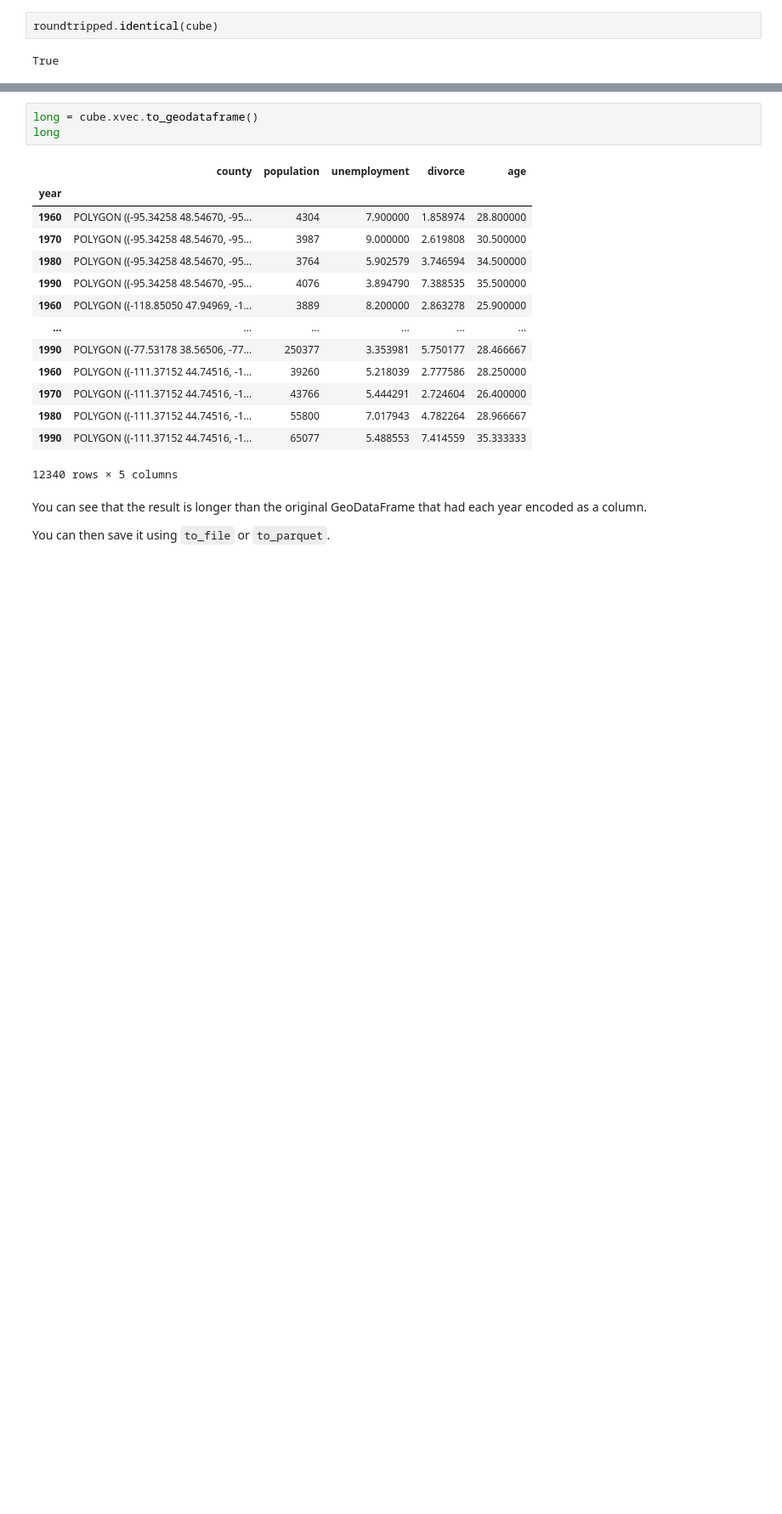
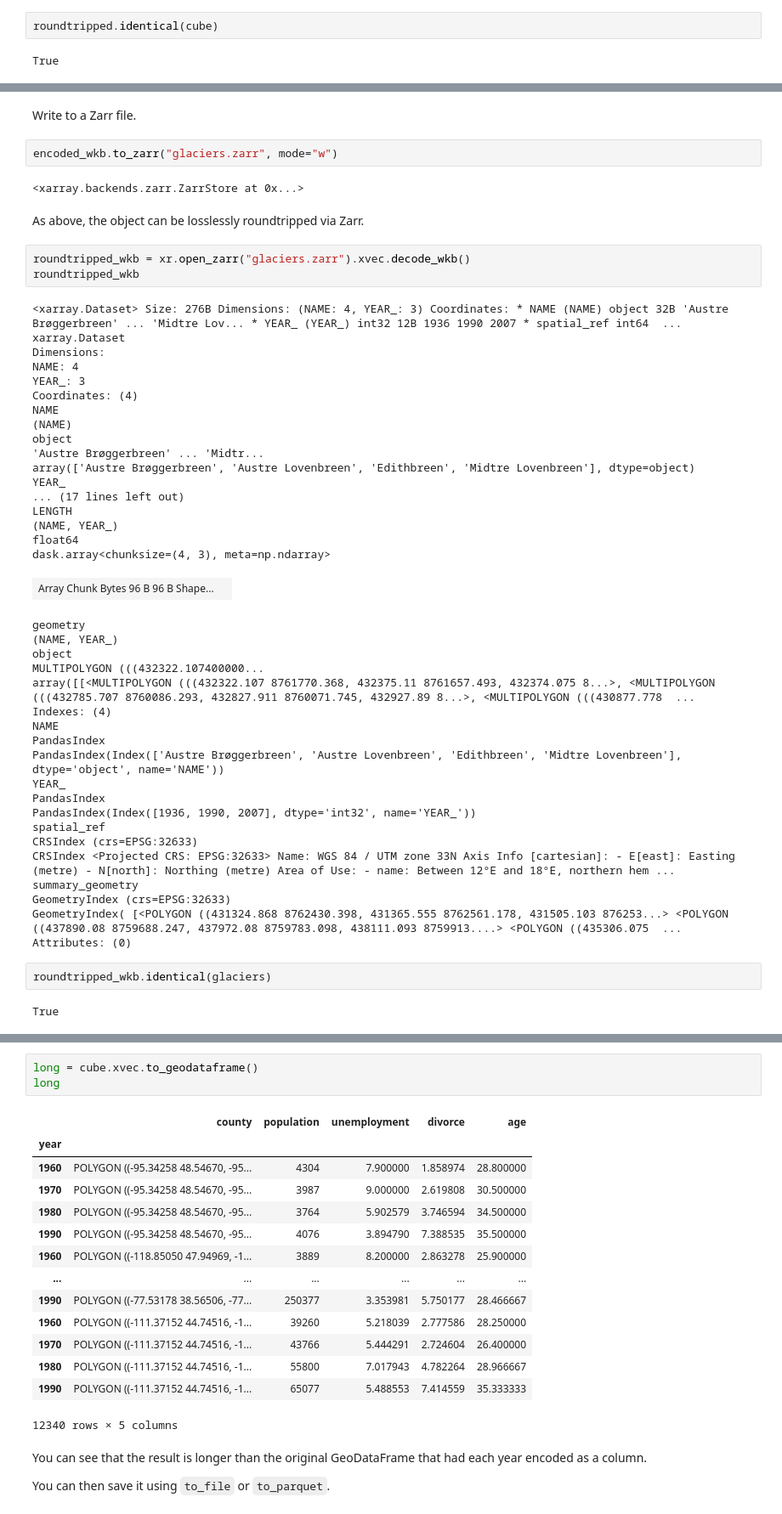
Before and after one commit to xarray-contrib/xvec, a Jupyter notebook: doc/source/io.ipynb, the cells around one changed output, grey strips where cells are left out. Shown at 85% size. Cells and saved outputs as stored; diff of their text form; blank space fills up the shorter version.

```diff
--- a/doc/source/io.ipynb
+++ b/doc/source/io.ipynb
@@ -189 +178,54 @@ Indexes:
+# %% [markdown]
+Write to a Zarr file.
+# %%
+encoded_wkb.to_zarr("glaciers.zarr", mode="w")
+# %% [output]
+<xarray.backends.zarr.ZarrStore at 0x...>
+# %% [markdown]
+As above, the object can be losslessly roundtripped via Zarr.
+# %%
+roundtripped_wkb = xr.open_zarr("glaciers.zarr").xvec.decode_wkb()
+roundtripped_wkb
+# %% [output]
+<xarray.Dataset> Size: 276B Dimensions: (NAME: 4, YEAR_: 3) Coordinates: * NAME (NAME) object 32B 'Austre Brøggerbreen' ... 'Midtre Lov... * YEAR_ (YEAR_) int32 12B 1936 1990 2007 * spatial_ref int64  ...
+xarray.Dataset
+Dimensions:
+NAME: 4
+YEAR_: 3
+Coordinates: (4)
+NAME
+(NAME)
+object
+'Austre Brøggerbreen' ... 'Midtr...
+array(['Austre Brøggerbreen', 'Austre Lovenbreen', 'Edithbreen', 'Midtre Lovenbreen'], dtype=object)
+YEAR_
+... (17 lines left out)
+LENGTH
+(NAME, YEAR_)
+float64
+dask.array<chunksize=(4, 3), meta=np.ndarray>
+| Array Chunk Bytes 96 B 96 B Shape... |  |
+geometry
+(NAME, YEAR_)
+object
+MULTIPOLYGON (((432322.107400000...
+array([[<MULTIPOLYGON (((432322.107 8761770.368, 432375.11 8761657.493, 432374.075 8...>, <MULTIPOLYGON (((432785.707 8760086.293, 432827.911 8760071.745, 432927.89 8...>, <MULTIPOLYGON (((430877.778  ...
+Indexes: (4)
+NAME
+PandasIndex
+PandasIndex(Index(['Austre Brøggerbreen', 'Austre Lovenbreen', 'Edithbreen', 'Midtre Lovenbreen'], dtype='object', name='NAME'))
+YEAR_
+PandasIndex
+PandasIndex(Index([1936, 1990, 2007], dtype='int32', name='YEAR_'))
+spatial_ref
+CRSIndex (crs=EPSG:32633)
+CRSIndex <Projected CRS: EPSG:32633> Name: WGS 84 / UTM zone 33N Axis Info [cartesian]: - E[east]: Easting (metre) - N[north]: Northing (metre) Area of Use: - name: Between 12°E and 18°E, northern hem ...
+summary_geometry
+GeometryIndex (crs=EPSG:32633)
+GeometryIndex( [<POLYGON ((431324.868 8762430.398, 431365.555 8762561.178, 431505.103 876253...> <POLYGON ((437890.08 8759688.247, 437972.08 8759783.098, 438111.093 8759913....> <POLYGON ((435306.075  ...
+Attributes: (0)
+# %%
+roundtripped_wkb.identical(glaciers)
+# %% [output]
+True
 # %% [markdown]
```
Also changed, not shown: parts of 21 cells of this notebook, 3 other files.
